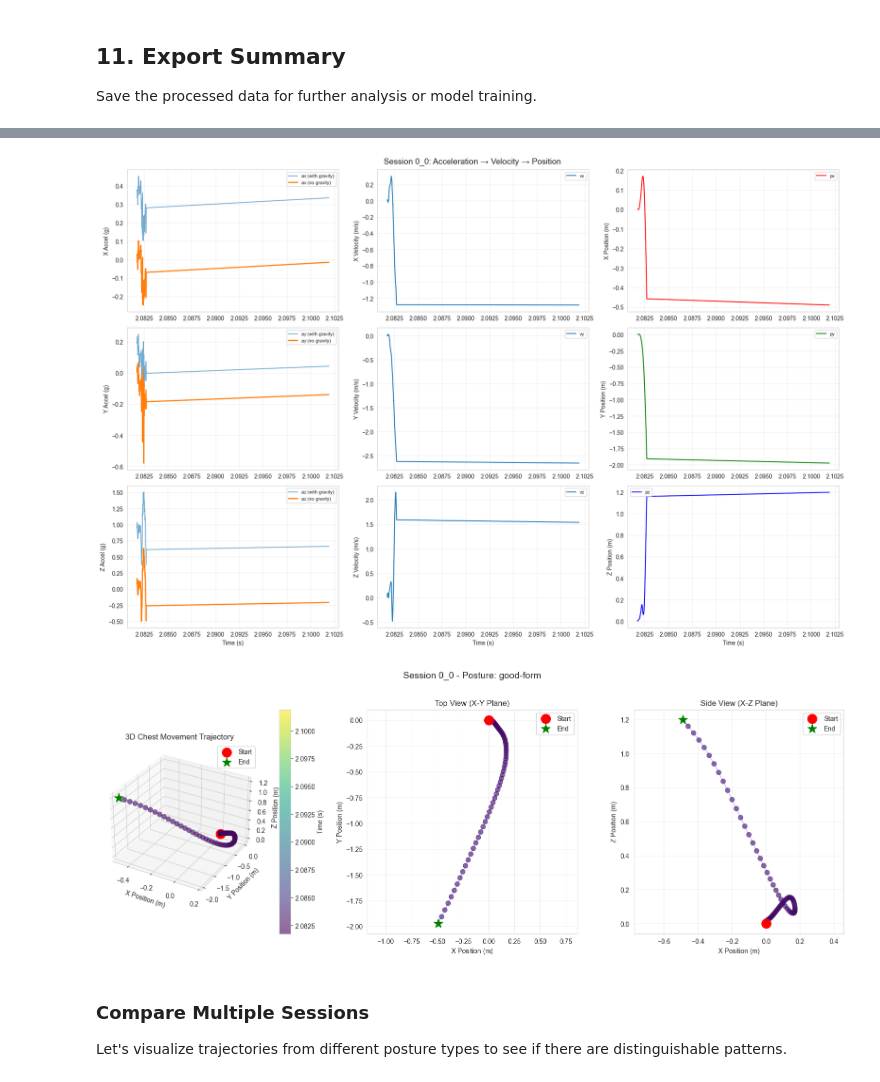
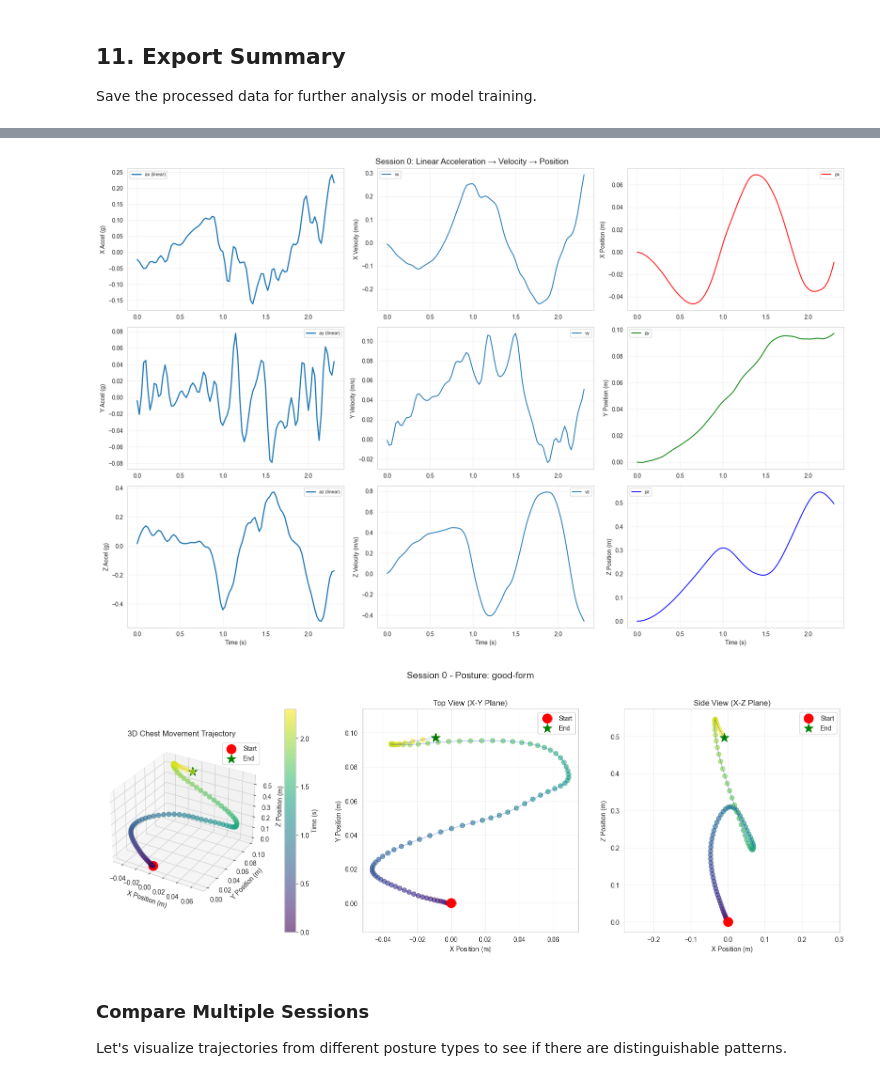
Before and after one commit to Nitrostrider/gains_ese3600, a Jupyter notebook: data_analysis.ipynb, the cells around one changed output, grey strips where cells are left out. Saved outputs shown, nothing was run; the diff lists cells and outputs as text; code cells hidden in the pictures.

```diff
--- a/data_analysis.ipynb
+++ b/data_analysis.ipynb
@@ -395,7 +393,7 @@ def apply_median(data, k=3):
 # -------------------------------------------------------------
 # LOAD MERGED JSON
 # -------------------------------------------------------------
-dataset_path = "dataset_clean/merged_dataset.json"  # <-- change this to your actual path
+dataset_path = "dataset_raw/pushup_data_20251204_181709.json"  # <-- change this to your actual path
 
 with open(dataset_path, "r") as f:
     merged = json.load(f)
@@ -471,0 +626,15 @@ all_sessions[1]
+# %%
+aug_sessions = generate_augmented_json(
+    class_to_samples,
+    target_per_class=300   # <-- change as needed
+)
+
+out_json = {
+    "metadata": raw["metadata"],
+    "sessions": aug_sessions
+}
+
+with open("dataset_clean/augmented_pushups.json", "w") as f:
+    json.dump(out_json, f, indent=2)
+
+print("Saved augmented dataset with", len(aug_sessions), "sessions.")
@@ -837,24 +1261,24 @@ Final estimated position:
 # Create comprehensive plots
 fig = plt.figure(figsize=(18, 12))
 
-# 1. Acceleration (with and without gravity)
+# Create time axis from sample indices
+time_axis = np.arange(len(result)) / 40.0  # 40 Hz sample rate
+
+# 1. Acceleration (linear acceleration - gravity already removed)
 ax1 = plt.subplot(3, 3, 1)
-ax1.plot(result['elapsed_sec'], result['ax'], label='ax (with gravity)', alpha=0.6)
-ax1.plot(result['elapsed_sec'], result['ax_nograv'], label='ax (no gravity)', linewidth=2)
+ax1.plot(time_axis, result['ax'], label='ax (linear)', linewidth=2)
 ax1.set_ylabel('X Accel (g)')
 ax1.legend(fontsize=8)
 ax1.grid(True, alpha=0.3)
 
 ax2 = plt.subplot(3, 3, 4)
-ax2.plot(result['elapsed_sec'], result['ay'], label='ay (with gravity)', alpha=0.6)
-ax2.plot(result['elapsed_sec'], result['ay_nograv'], label='ay (no gravity)', linewidth=2)
+ax2.plot(time_axis, result['ay'], label='ay (linear)', linewidth=2)
 ax2.set_ylabel('Y Accel (g)')
 ax2.legend(fontsize=8)
 ax2.grid(True, alpha=0.3)
 
 ax3 = plt.subplot(3, 3, 7)
-ax3.plot(result['elapsed_sec'], result['az'], label='az (with gravity)', alpha=0.6)
-ax3.plot(result['elapsed_sec'], result['az_nograv'], label='az (no gravity)', linewidth=2)
+ax3.plot(time_axis, result['az'], label='az (linear)', linewidth=2)
 ax3.set_xlabel('Time (s)')
 ax3.set_ylabel('Z Accel (g)')
 ax3.legend(fontsize=8)
@@ -862,59 +1286,62 @@ ax3.grid(True, alpha=0.3)
 
 # 2. Velocity
 ax4 = plt.subplot(3, 3, 2)
-ax4.plot(result['elapsed_sec'], result['vx'], label='vx')
+ax4.plot(time_axis, result['vx'], label='vx')
 ax4.set_ylabel('X Velocity (m/s)')
 ax4.legend(fontsize=8)
 ax4.grid(True, alpha=0.3)
 
 ax5 = plt.subplot(3, 3, 5)
-ax5.plot(result['elapsed_sec'], result['vy'], label='vy')
+ax5.plot(time_axis, result['vy'], label='vy')
 ax5.set_ylabel('Y Velocity (m/s)')
 ax5.legend(fontsize=8)
 ax5.grid(True, alpha=0.3)
 
 ax6 = plt.subplot(3, 3, 8)
-ax6.plot(result['elapsed_sec'], result['vz'], label='vz')
+ax6.plot(time_axis, result['vz'], label='vz')
 ax6.set_xlabel('Time (s)')
 ax6.set_ylabel('Z Velocity (m/s)')
 ax6.legend(fontsize=8)
 ax6.grid(True, alpha=0.3)
 
 # 3. Position
 ax7 = plt.subplot(3, 3, 3)
-ax7.plot(result['elapsed_sec'], result['px'], label='px', color='red')
+ax7.plot(time_axis, result['px'], label='px', color='red')
 ax7.set_ylabel('X Position (m)')
 ax7.legend(fontsize=8)
 ax7.grid(True, alpha=0.3)
 
 ax8 = plt.subplot(3, 3, 6)
-ax8.plot(result['elapsed_sec'], result['py'], label='py', color='green')
+ax8.plot(time_axis, result['py'], label='py', color='green')
 ax8.set_ylabel('Y Position (m)')
 ax8.legend(fontsize=8)
 ax8.grid(True, alpha=0.3)
 
 ax9 = plt.subplot(3, 3, 9)
-ax9.plot(result['elapsed_sec'], result['pz'], label='pz', color='blue')
+ax9.plot(time_axis, result['pz'], label='pz', color='blue')
 ax9.set_xlabel('Time (s)')
 ax9.set_ylabel('Z Position (m)')
 ax9.legend(fontsize=8)
 ax9.grid(True, alpha=0.3)
 
-plt.suptitle(f'Session {sample_session_id}: Acceleration → Velocity → Position', fontsize=14)
+plt.suptitle(f'Session {sample_session_id}: Linear Acceleration → Velocity → Position', fontsize=14)
 plt.tight_layout()
 plt.show()
 # %% [output]
-[figure, old version]
+[figure, new version]
 # %%
 # Create 3D trajectory plot
 from mpl_toolkits.mplot3d import Axes3D
 
 fig = plt.figure(figsize=(16, 6))
 
+# Create time axis for colormap
+time_axis = np.arange(len(result)) / 40.0
+
 # 3D trajectory
 ax1 = fig.add_subplot(131, projection='3d')
 scatter = ax1.scatter(result['px'], result['py'], result['pz'],
-                     c=result['elapsed_sec'], cmap='viridis',
+                     c=time_axis, cmap='viridis',
                      s=50, alpha=0.6)
 ax1.plot(result['px'], result['py'], result['pz'], 'b-', alpha=0.3, linewidth=1)
 ax1.scatter([0], [0], [0], color='red', s=200, marker='o', label='Start')
@@ -927,9 +1354,9 @@ ax1.set_title('3D Chest Movement Trajectory')
 ax1.legend()
 plt.colorbar(scatter, ax=ax1, label='Time (s)', pad=0.1)
 
-# 2D projections
+# 2D projections - Top view (X-Y)
 ax2 = fig.add_subplot(132)
-scatter2 = ax2.scatter(result['px'], result['py'], c=result['elapsed_sec'],
+scatter2 = ax2.scatter(result['px'], result['py'], c=time_axis,
                       cmap='viridis', s=50, alpha=0.6)
 ax2.plot(result['px'], result['py'], 'b-', alpha=0.3, linewidth=1)
 ax2.scatter([0], [0], color='red', s=200, marker='o', label='Start')
@@ -944,7 +1371,7 @@ ax2.legend()
 
 # X-Z projection (side view)
 ax3 = fig.add_subplot(133)
-scatter3 = ax3.scatter(result['px'], result['pz'], c=result['elapsed_sec'],
+scatter3 = ax3.scatter(result['px'], result['pz'], c=time_axis,
                       cmap='viridis', s=50, alpha=0.6)
 ax3.plot(result['px'], result['pz'], 'b-', alpha=0.3, linewidth=1)
 ax3.scatter([0], [0], color='red', s=200, marker='o', label='Start')
@@ -962,7 +1389,7 @@ plt.suptitle(f'Session {sample_session_id} - Posture: {sample_data["posture_labe
 plt.tight_layout()
 plt.show()
 # %% [output]
-[figure, old version]
+[figure, new version]
 # %% [markdown]
 ### Compare Multiple Sessions
 
```
Also changed, not shown: parts of 31 cells of this notebook, 10 other files.
